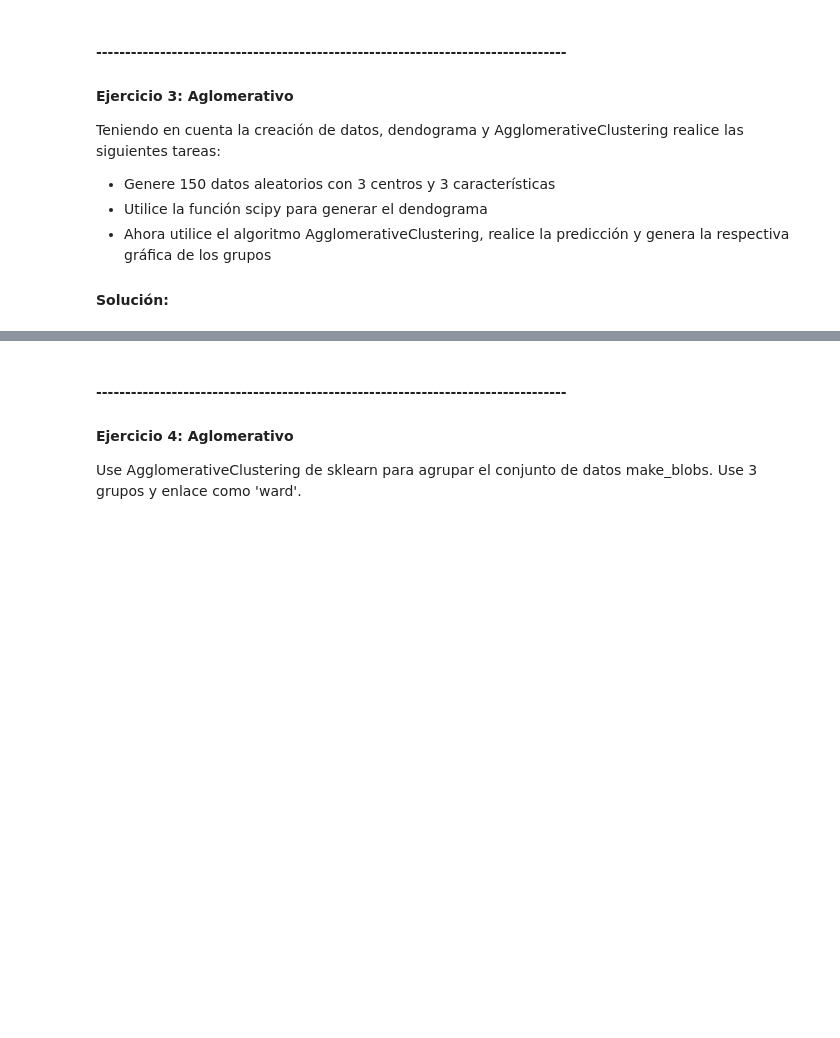
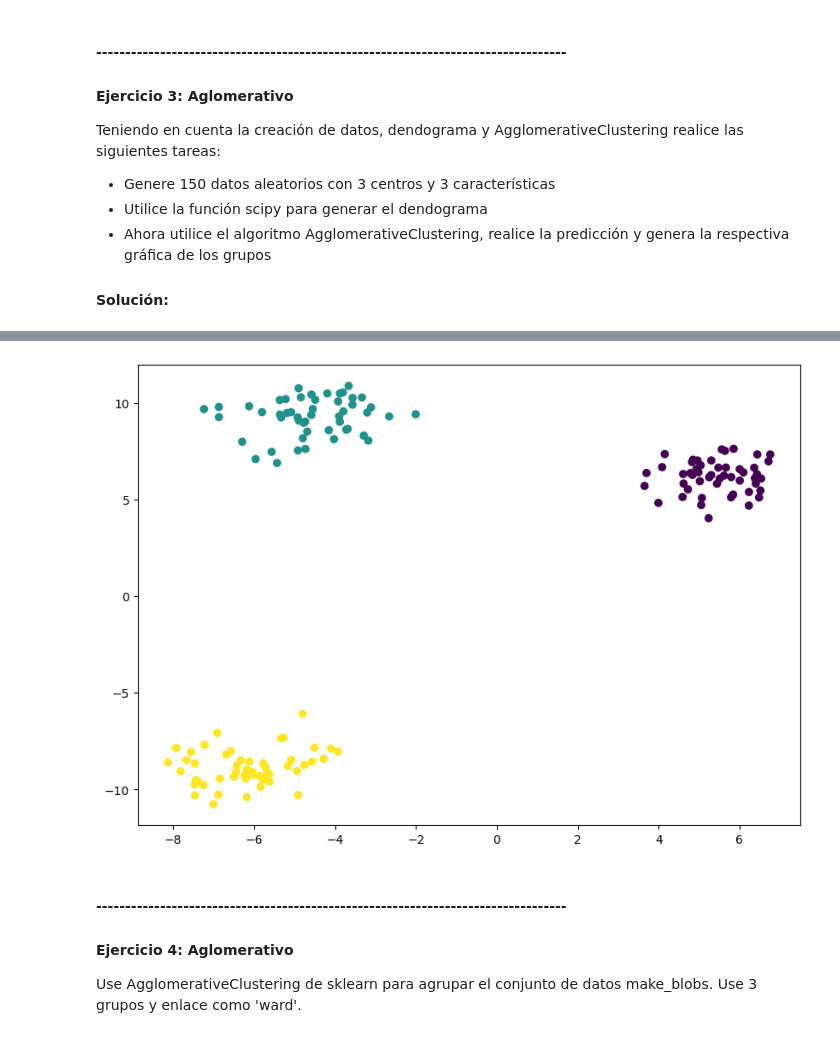
Before and after one commit to brayamrt/DiplomadoPython, a Jupyter notebook: section_06-Agglomerative/Part2/lab_students.ipynb, the cells around one changed output, grey strips where cells are left out. Cells and saved outputs as stored; diff of their text form; code cells hidden in the pictures; blank space fills up the shorter version.

```diff
--- a/section_06-Agglomerative/Part2/lab_students.ipynb
+++ b/section_06-Agglomerative/Part2/lab_students.ipynb
@@ -203,3 +280,19 @@ Teniendo en cuenta la creación de datos, dendograma y AgglomerativeClustering r
+# %%
+# TAREA 3
+#### INSERTE SU CÓDIGO AQUÍ ####
+ac = AgglomerativeClustering(n_clusters=3, linkage='ward', metric='euclidean')
+
+ac.fit_predict(data)
+
+# Se genera la gráfica
+colores =  ac.labels_
+plt.figure(figsize=(10,7))
+plt.scatter(data['X1'], data['X2'], c=colores)
+plt.show()
+
+#### FIN CÓDIGO INSERTADO ####
+# %% [output]
+[figure, added]
 # %% [markdown]
 #### ---------------------------------------------------------------------------------
 #### Ejercicio 4: Aglomerativo
```
Also changed, not shown: parts of 21 cells of this notebook, 1 other file.
